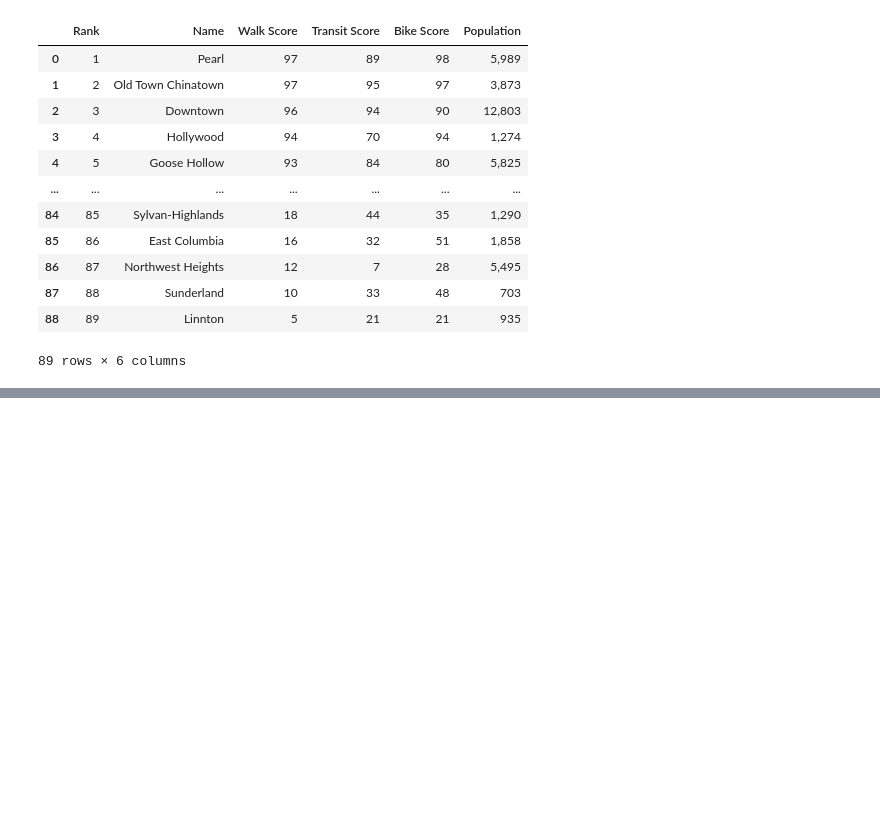
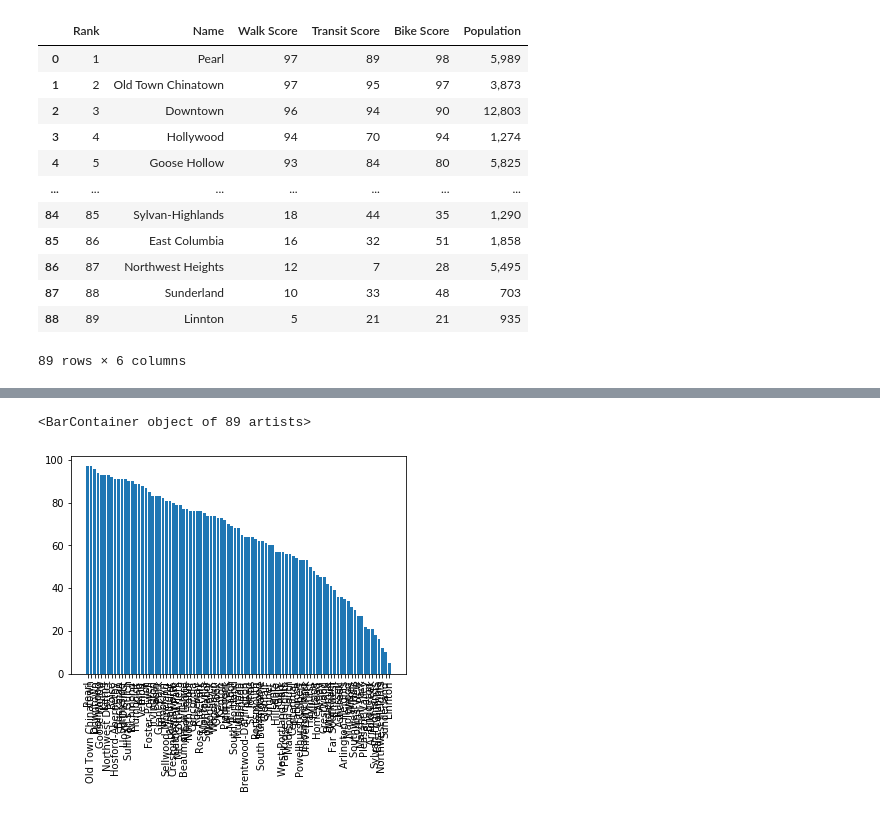
Before and after one commit to troypramsey/WalkabilityRaceIncome_InPortland_2012-2018, a Jupyter notebook: Walkscore_DF.ipynb, the cells around one changed output, grey strips where cells are left out. Cells and saved outputs as stored; diff of their text form; code cells hidden in the pictures; blank space fills up the shorter version.

```diff
--- a/Walkscore_DF.ipynb
+++ b/Walkscore_DF.ipynb
@@ -21,5 +21,5 @@ walkability_df
 | 88 | 89 | Linnton | 5 | 21 | 21 | 935 |
 89 rows × 6 columns
 # %%
-x = walkability_df["Name"]
-y = walkability_df["Walk Score"]
+walk_x = walkability_df["Name"]
+walk_y = walkability_df["Walk Score"]
@@ -30,0 +43,7 @@ plt.bar(x,y)
+# %%
+plt.xticks(rotation=90)
+# plt.xscale(100)
+plt.bar(walkx,y)
+# %% [output]
+<BarContainer object of 89 artists>
+[figure, added]
```
Also changed, not shown: parts of 3 cells of this notebook.
